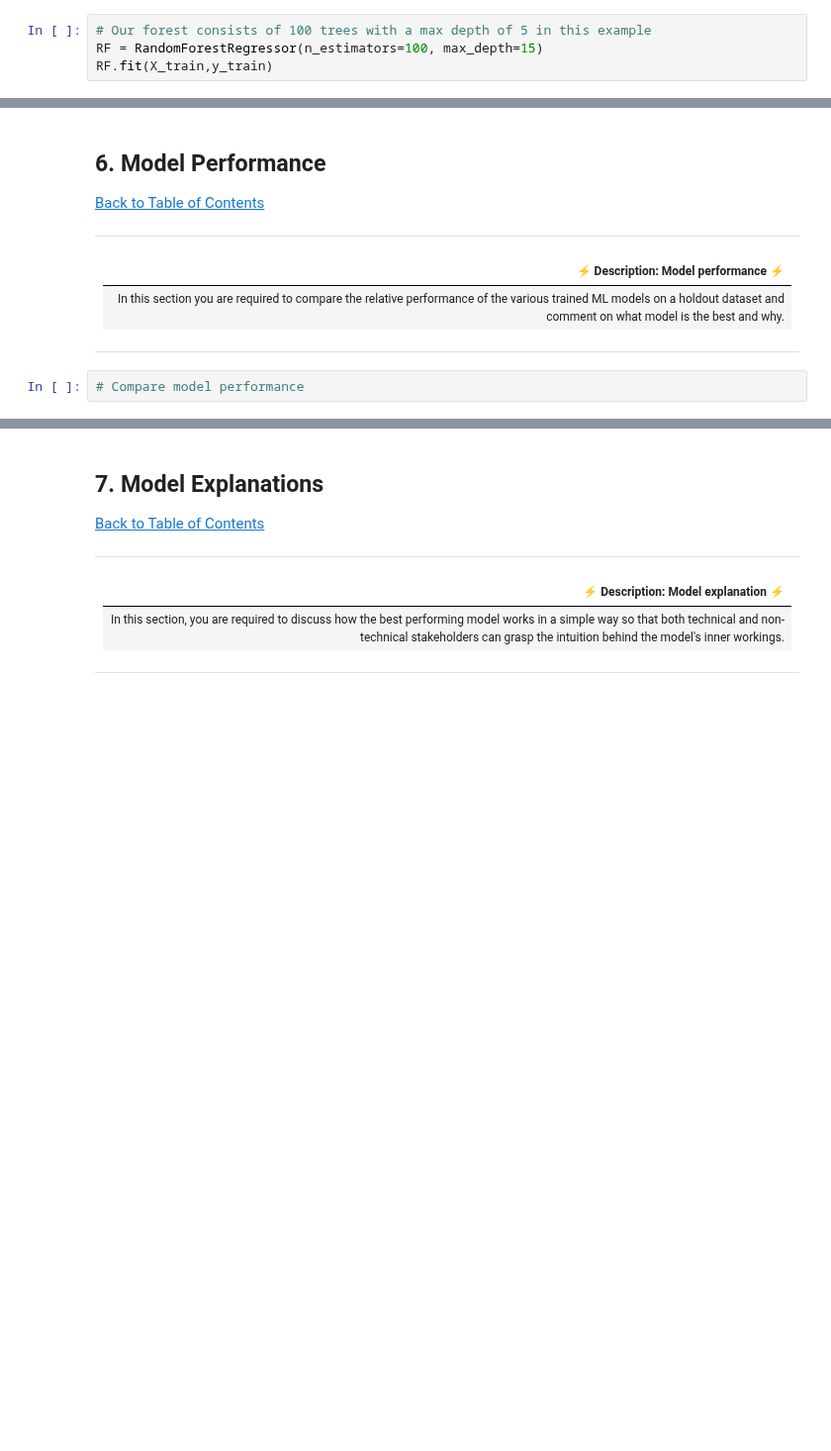
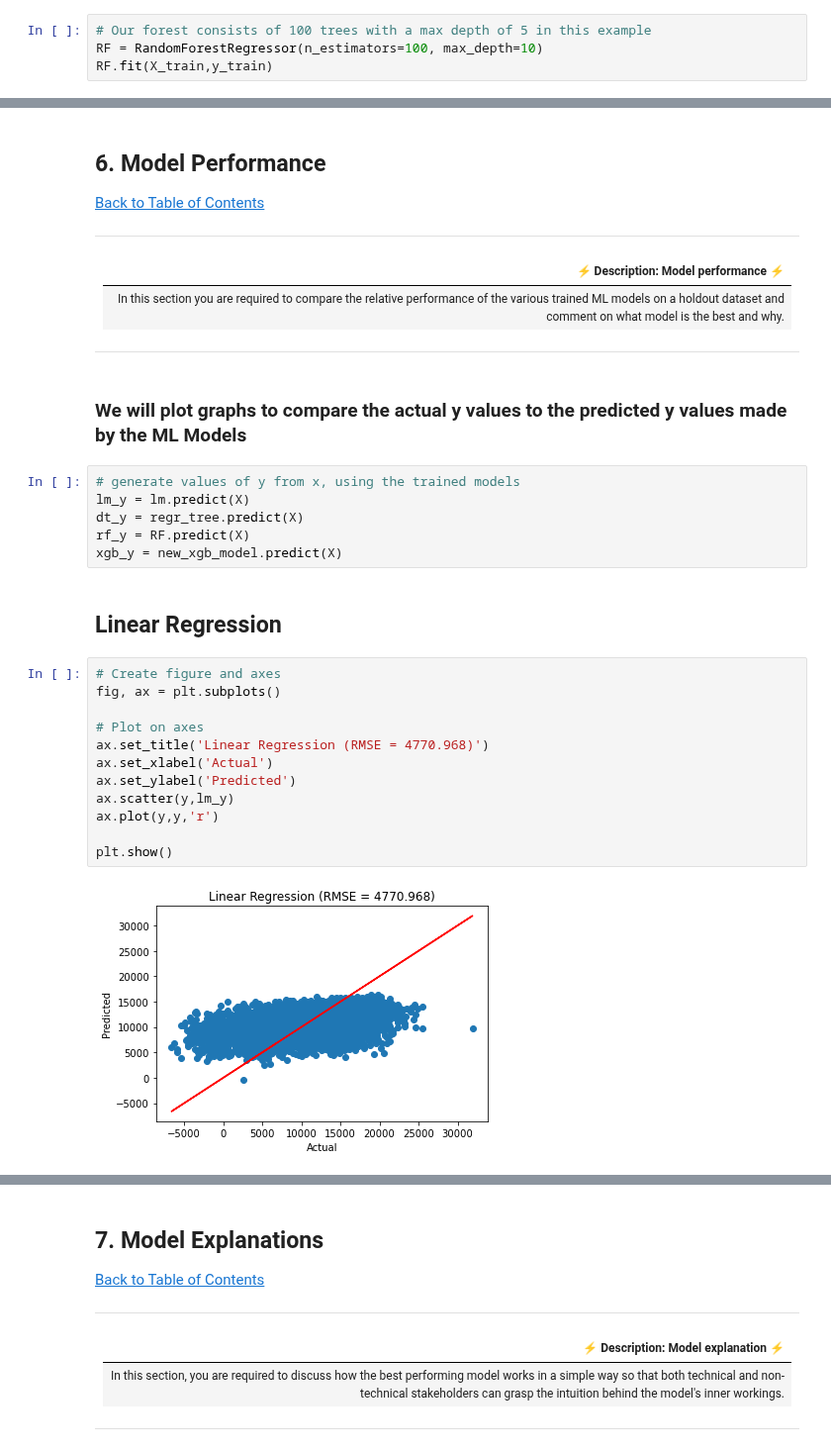
Before and after one commit to Kendo-Shin/Advanced_Regression_Predict-Team-2, a Jupyter notebook: kenny-notebook.ipynb, the cells around one changed output, grey strips where cells are left out. Shown at 99% size. Drawn from its saved outputs; the diff is of its cells as text; blank space fills up the shorter version.

Commit message:
model performance updated

```diff
--- a/kenny-notebook.ipynb
+++ b/kenny-notebook.ipynb
@@ -573,6 +558,6 @@ Regression Decision Tree model RMSE is: 3944.311652129578
 # Using Random Forests
 # %%
 # Our forest consists of 100 trees with a max depth of 5 in this example
-RF = RandomForestRegressor(n_estimators=100, max_depth=15)
+RF = RandomForestRegressor(n_estimators=100, max_depth=10)
 RF.fit(X_train,y_train)
 # %% [output]
@@ -730,5 +715,27 @@ submission.to_csv('XG_submission_3.csv', index = False)
 | In this section you are required to compare the relative performance of the various trained ML models on a holdout dataset and comment on what model is the best and why. |
 
 ---
-# %%
-# Compare model performance
+# %% [markdown]
+### We will plot graphs to compare the actual y values to the predicted y values made by the ML Models
+# %%
+# generate values of y from x, using the trained models
+lm_y = lm.predict(X)
+dt_y = regr_tree.predict(X)
+rf_y = RF.predict(X)
+xgb_y = new_xgb_model.predict(X)
+# %% [markdown]
+## Linear Regression
+# %%
+# Create figure and axes
+fig, ax = plt.subplots()
+
+# Plot on axes
+ax.set_title('Linear Regression (RMSE = 4770.968)')
+ax.set_xlabel('Actual')
+ax.set_ylabel('Predicted')
+ax.scatter(y,lm_y)
+ax.plot(y,y,'r')
+
+plt.show()
+# %% [output]
+[figure, added]
```
Also changed, not shown: parts of 14 cells of this notebook.
